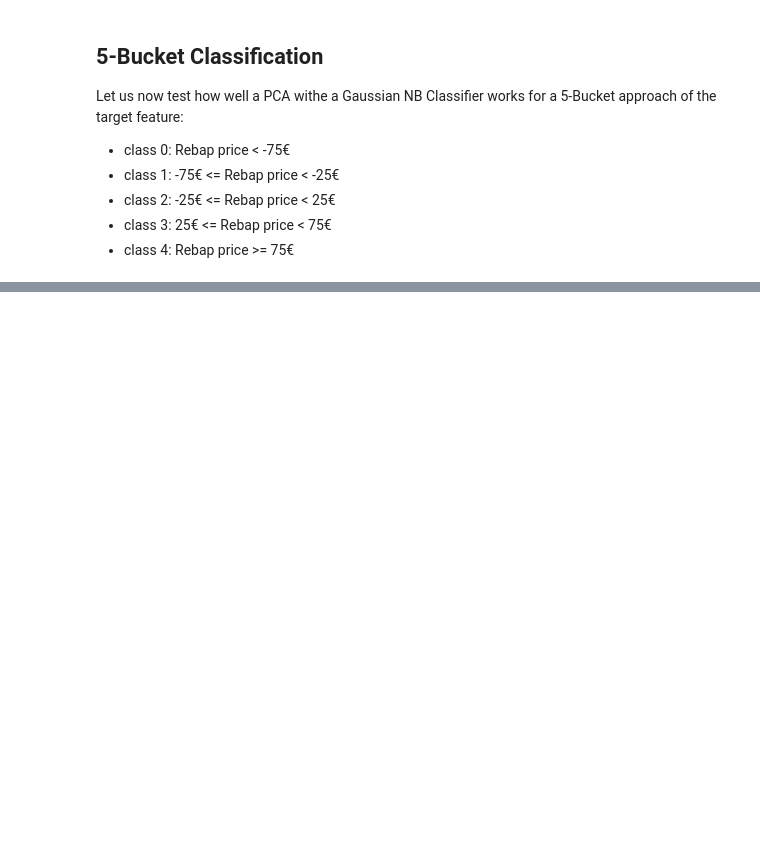
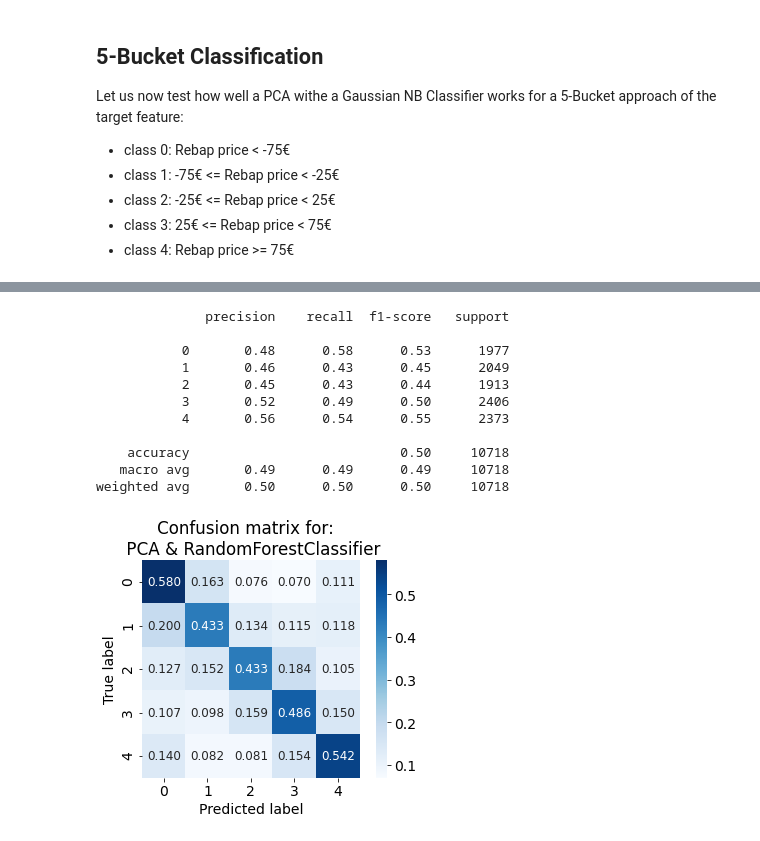
Before and after one commit to Antadurunnu/Energy-imbalance-price-prediction, a Jupyter notebook: Capstone_PCA_EDA_short.ipynb, the cells around one changed output, grey strips where cells are left out. Saved outputs shown, nothing was run; the diff lists cells and outputs as text; code cells hidden in the pictures; blank space fills up the shorter version.

```diff
--- a/Capstone_PCA_EDA_short.ipynb
+++ b/Capstone_PCA_EDA_short.ipynb
@@ -378,0 +443,43 @@ weighted avg       0.32      0.16      0.16     10718
+# %%
+from apymb import *
+
+df_pca_5_bucket = align(df_10_compact, df_11_compact, df_12_compact, df_13, df_7, df_14)
+# %%
+def df_target_class_5_bucket(df, df_num):
+    df["rebap_price_class"] = np.nan
+    for i in range (len(df["rebap_price_class"])):
+        if df[f"{df_num}_rebap_eur_mwh"][i] <= 0:
+            df["rebap_price_class"][i] = 0
+        elif -75 <= df[f"{df_num}_rebap_eur_mwh"][i] <= 20:
+            df["rebap_price_class"][i]= 1
+        elif -25 <= df[f"{df_num}_rebap_eur_mwh"][i] <= 40:
+            df["rebap_price_class"][i]= 2
+        elif 25 <= df[f"{df_num}_rebap_eur_mwh"][i] <= 60:
+            df["rebap_price_class"][i]= 3
+        else:
+            df["rebap_price_class"][i]= 4
+
+    df["rebap_price_class"] = df["rebap_price_class"].astype('int')
+    df = df.drop(f"{df_num}_rebap_eur_mwh", axis=1)
+    return df
+# %%
+df_pca_5_bucket = df_target_class_5_bucket(df_pca_5_bucket, 6)
+# %%
+from sklearn.model_selection import train_test_split
+X_4 = df_pca_5_bucket.drop(["rebap_price_class"],axis=1)
+y_4 = df_pca_5_bucket["rebap_price_class"]
+# %%
+Rebap_classifier(df_pca_5_bucket, X_4, y_4, dim_num=30, hours_shift= 6 )
+# %% [output]
+              precision    recall  f1-score   support
+
+           0       0.48      0.58      0.53      1977
+           1       0.46      0.43      0.45      2049
+           2       0.45      0.43      0.44      1913
+           3       0.52      0.49      0.50      2406
+           4       0.56      0.54      0.55      2373
+
+    accuracy                           0.50     10718
+   macro avg       0.49      0.49      0.49     10718
+weighted avg       0.50      0.50      0.50     10718
+[figure, added]
```
Also changed, not shown: parts of 9 cells of this notebook, 2 other files.
